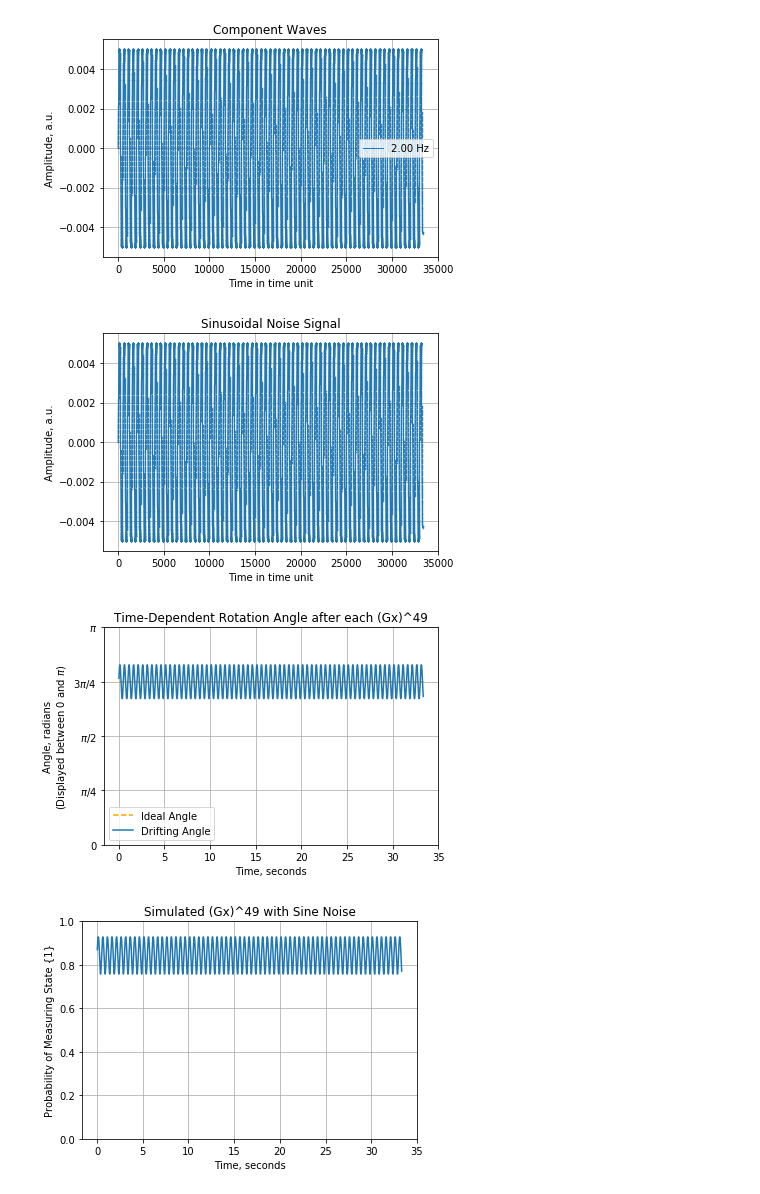
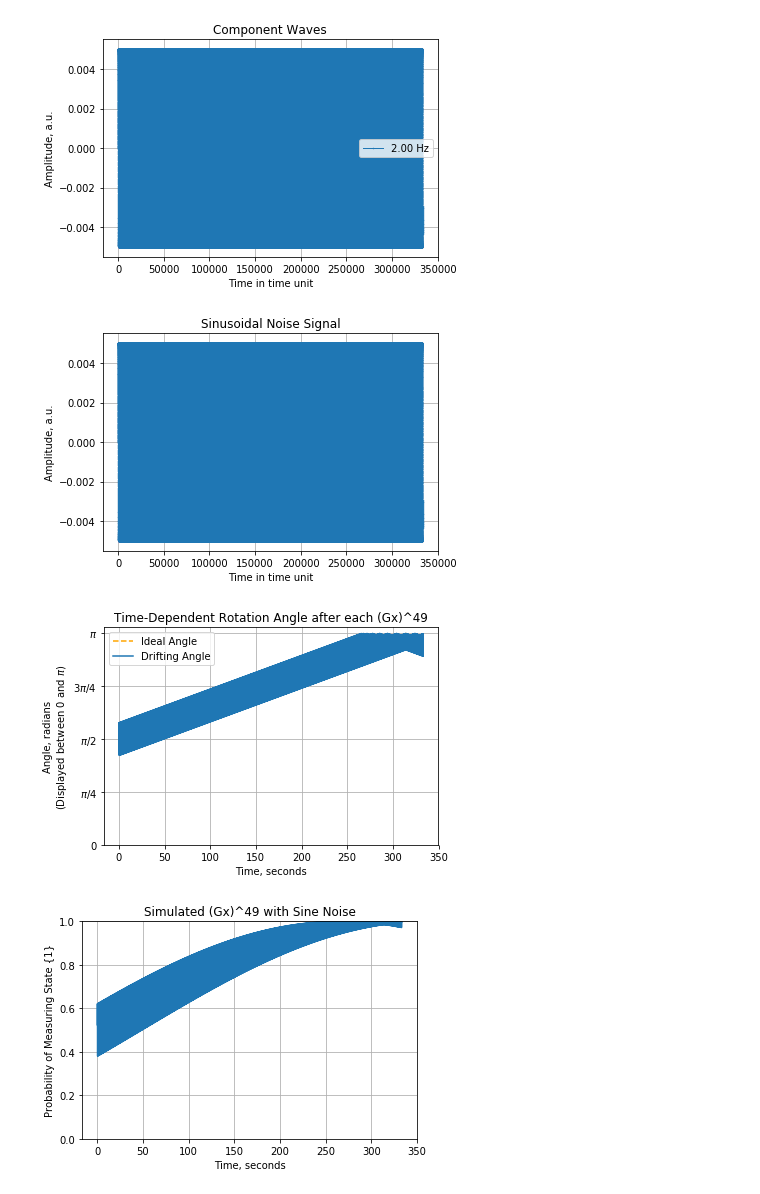
Before and after one commit to garretts-hub/GST_Work, a Jupyter notebook: Drift Analysis with Simulated Data.ipynb, the cells around one changed output. Saved outputs shown, nothing was run; the diff lists cells and outputs as text; code cells hidden in the pictures.

```diff
--- a/Drift Analysis with Simulated Data.ipynb
+++ b/Drift Analysis with Simulated Data.ipynb
@@ -9,7 +9,7 @@ savepath = None
 
 ###########################################Manipulate variables here ###############################################
 gate_list = gate_string_to_list("(Gx)^49")
-nSamples = 2000  #total samples to take for each measurement
+nSamples = 20000  #total samples to take for each measurement
 nCounts = 1   #total shots to take at one; =nSamples: same noise, probabilities for all repeats; =1, new experiment & noise for each count
 time_per_count = 1/60 #seconds
 time_units = 1e-3 #seconds
@@ -28,7 +28,8 @@ telegraph_amp = 0.02
 start_f = 0.1
 stop_f = 2
 fluctuators= 40
-dc_angle_offset=np.pi/4
+dc_angle_offset=0
+constant_linear_drift=0.005 #rad/s
 #################################################################################################################
 ##################################################################################################################
 ##############################################################################################################
@@ -38,38 +39,38 @@ ones_count_array, zeros_count_array,timestamp_array, probs_array, ideal_angles,
 = create_data(time_per_count, nSamples, nCounts, gate_list, \
                                                                                     time_units, noise_type, walking_amp, telegraph_amp,\
                                                                                     res, freq_list, amp_list, phase_list, start_f, stop_f,\
-                                                                                    fluctuators,plot_noise,add_noise,None,dc_angle_offset)
+                                                                                    fluctuators,plot_noise,add_noise,None,dc_angle_offset, constant_linear_drift)
 time_per_sample = nCounts*time_per_count #time for a full sample (one bitstring) of data
 
 
 #calculate results and print relevant information
 print("Time per sample/timestep: {:.4f}".format(time_per_sample))
 print("Samples per second: {:.2f}".format(1/time_per_sample))
 nCounts = ones_count_array[0] + zeros_count_array[0] #the number of samples per timestep (zeros or ones)
 print("Counts per timestep (sample): {}".format(nCounts))
 print("Total Samples/Timesteps: {}".format(len(timestamp_array)))
 print("Total time of Data Collection: {} s".format(timestamp_array[len(timestamp_array) - 1] - timestamp_array[0]))
 drifted = drift.do_basic_drift_characterization(ones_count_array, counts=nCounts, timestep=time_per_sample,timestamps=timestamp_array, verbosity=0)
 drifted.plot_power_spectrum(sequence=0, entity=0, outcome=1, savepath=savepath)
 
 #analyze the frequency-power spectrum
 frequencies = list(drifted.frequencies)
 power_spectrum = list(drifted.pspepo_power_spectrum[0,0,1,:])
 grouped = []
 for i in range(len(frequencies)):
     grouped.append((frequencies[i], power_spectrum[i]))
 sorted_groups = sorted(grouped, key=lambda tup: tup[1], reverse=True)
 num_points = 5
 for i in range(num_points):
     print("#{} Frequency: {:.4f} Hz".format(i+1, sorted_groups[i][0]))
 #print("Spacing is {:.4f} Hz".format(frequencies[1]-frequencies[0]))
 
 print("Highest frequency tested is {:.3f} Hz".format(frequencies[len(frequencies) - 1]))
 # %% [output]
-[figure, old version]
+[figure, new version]
-[figure, old version]
+[figure, new version]
-[figure, old version]
+[figure, new version]
-[figure, old version]
+[figure, new version]
 Time per sample/timestep: 0.0167
 Samples per second: 60.00
 Counts per timestep (sample): 1
```
Also changed, not shown: parts of 1 cell of this notebook, 5 other files.
